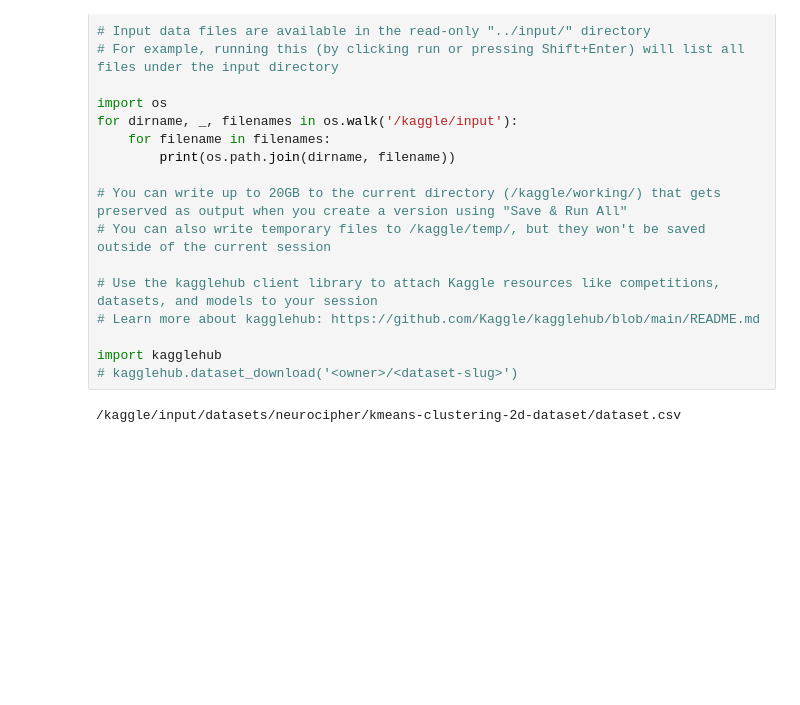
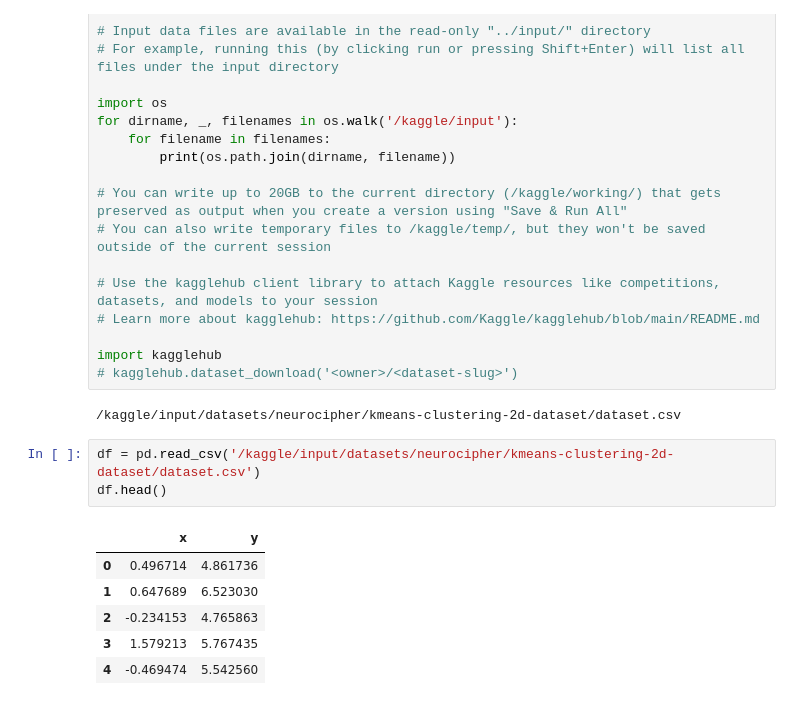
Before and after one commit to VishRoy/kaggle-notebook, a Jupyter notebook: kmeans-dataset-1.ipynb, the cells around one changed output. Drawn from its saved outputs; the diff is of its cells as text; blank space fills up the shorter version.

```diff
--- a/kmeans-dataset-1.ipynb
+++ b/kmeans-dataset-1.ipynb
@@ -24,3 +24,13 @@ import kagglehub
 # kagglehub.dataset_download('<owner>/<dataset-slug>')
 # %% [output]
 /kaggle/input/datasets/neurocipher/kmeans-clustering-2d-dataset/dataset.csv
+# %%
+df = pd.read_csv('/kaggle/input/datasets/neurocipher/kmeans-clustering-2d-dataset/dataset.csv')
+df.head()
+# %% [output]
+|  | x | y |
+| 0 | 0.496714 | 4.861736 |
+| 1 | 0.647689 | 6.523030 |
+| 2 | -0.234153 | 4.765863 |
+| 3 | 1.579213 | 5.767435 |
+| 4 | -0.469474 | 5.542560 |
```
Also changed, not shown: parts of 14 cells of this notebook.
